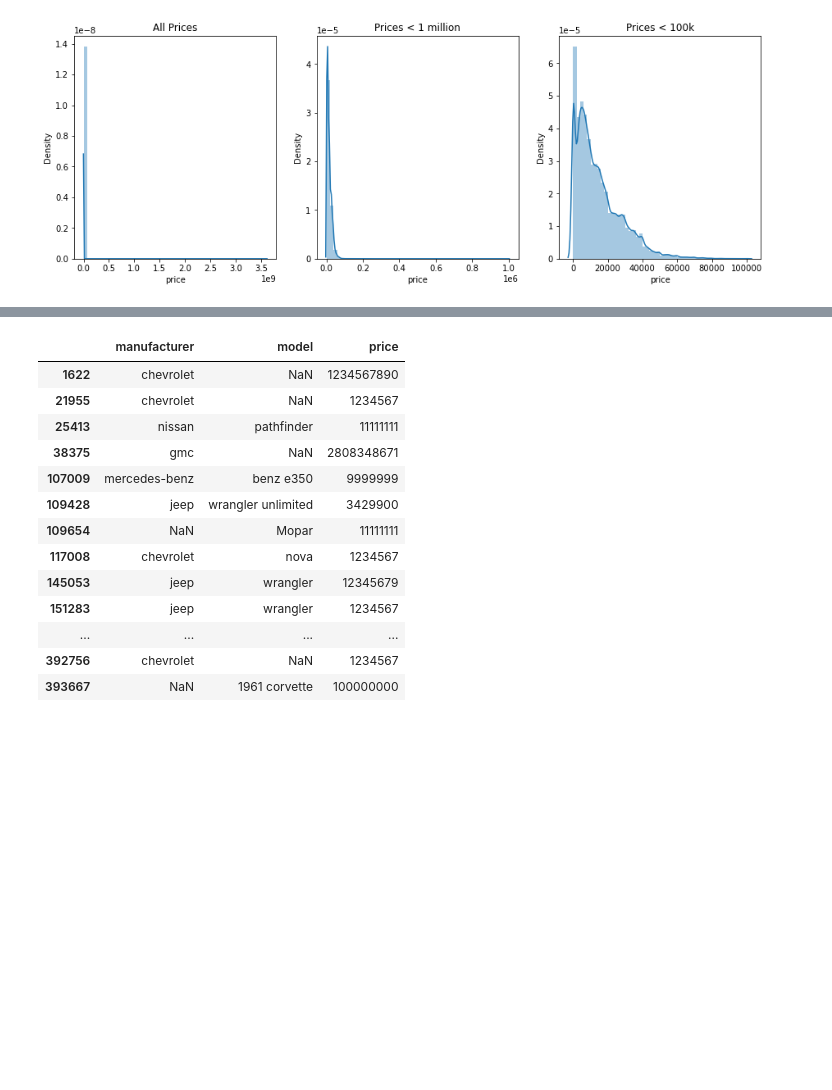
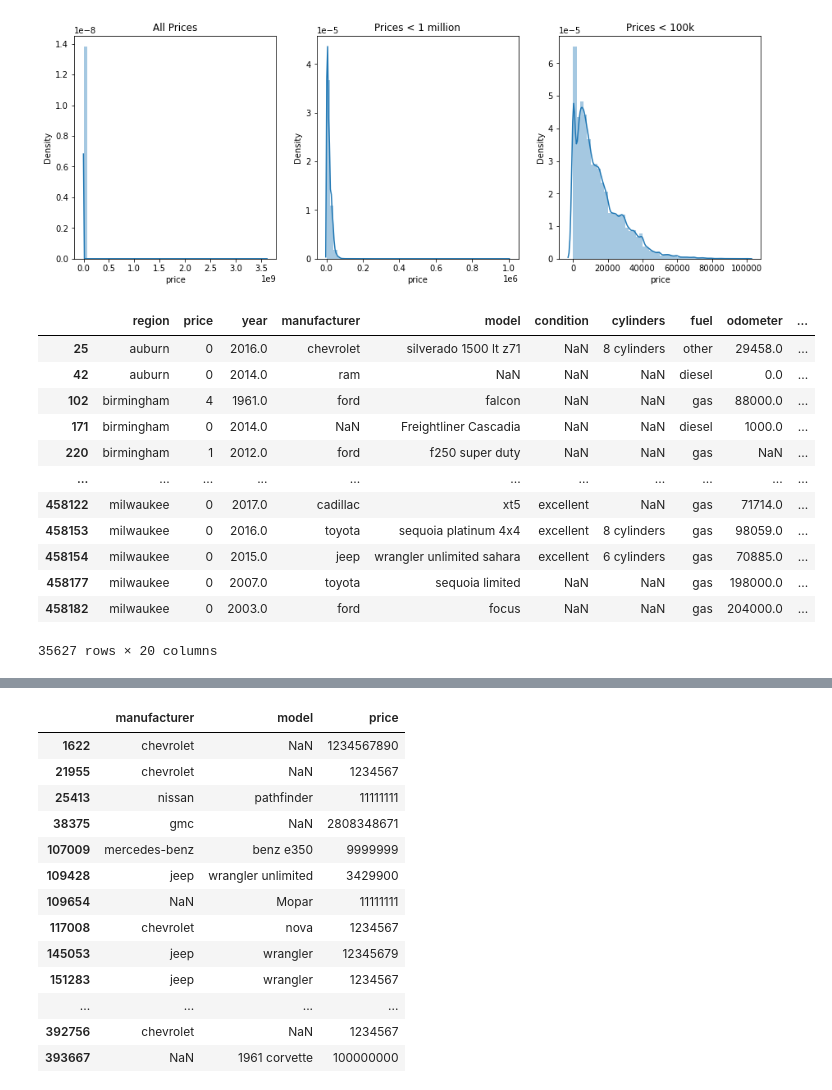
Before and after one commit to ixiaopan/GroupWork, a Jupyter notebook: DataMining/EDA_Jerry.ipynb, the cells around one changed output, grey strips where cells are left out. Drawn from its saved outputs; the diff is of its cells as text; code cells hidden in the pictures; blank space fills up the shorter version.

```diff
--- a/DataMining/EDA_Jerry.ipynb
+++ b/DataMining/EDA_Jerry.ipynb
@@ -64,6 +64,22 @@ ax[2].set_title("Prices < 100k")
 # %% [output]
 Text(0.5, 1.0, 'Prices < 100k')
 [figure]
+# %%
+df[df['price']<50]
+# %% [output]
+|  | region | price | year | manufacturer | model | condition | cylinders | fuel | odometer | ... |
+| 25 | auburn | 0 | 2016.0 | chevrolet | silverado 1500 lt z71 | NaN | 8 cylinders | other | 29458.0 | ... |
+| 42 | auburn | 0 | 2014.0 | ram | NaN | NaN | NaN | diesel | 0.0 | ... |
+| 102 | birmingham | 4 | 1961.0 | ford | falcon | NaN | NaN | gas | 88000.0 | ... |
+| 171 | birmingham | 0 | 2014.0 | NaN | Freightliner Cascadia | NaN | NaN | diesel | 1000.0 | ... |
+| 220 | birmingham | 1 | 2012.0 | ford | f250 super duty | NaN | NaN | gas | NaN | ... |
+| ... | ... | ... | ... | ... | ... | ... | ... | ... | ... | ... |
+| 458122 | milwaukee | 0 | 2017.0 | cadillac | xt5 | excellent | NaN | gas | 71714.0 | ... |
+| 458153 | milwaukee | 0 | 2016.0 | toyota | sequoia platinum 4x4 | excellent | 8 cylinders | gas | 98059.0 | ... |
+| 458154 | milwaukee | 0 | 2015.0 | jeep | wrangler unlimited sahara | excellent | 6 cylinders | gas | 70885.0 | ... |
+| 458177 | milwaukee | 0 | 2007.0 | toyota | sequoia limited | NaN | NaN | gas | 198000.0 | ... |
+| 458182 | milwaukee | 0 | 2003.0 | ford | focus | NaN | NaN | gas | 204000.0 | ... |
+35627 rows × 20 columns
 # %%
 df[(df['price']>50) & (df['price']<200)]
 #There are duplicates see the first three
```
Also changed, not shown: parts of 13 cells of this notebook.
